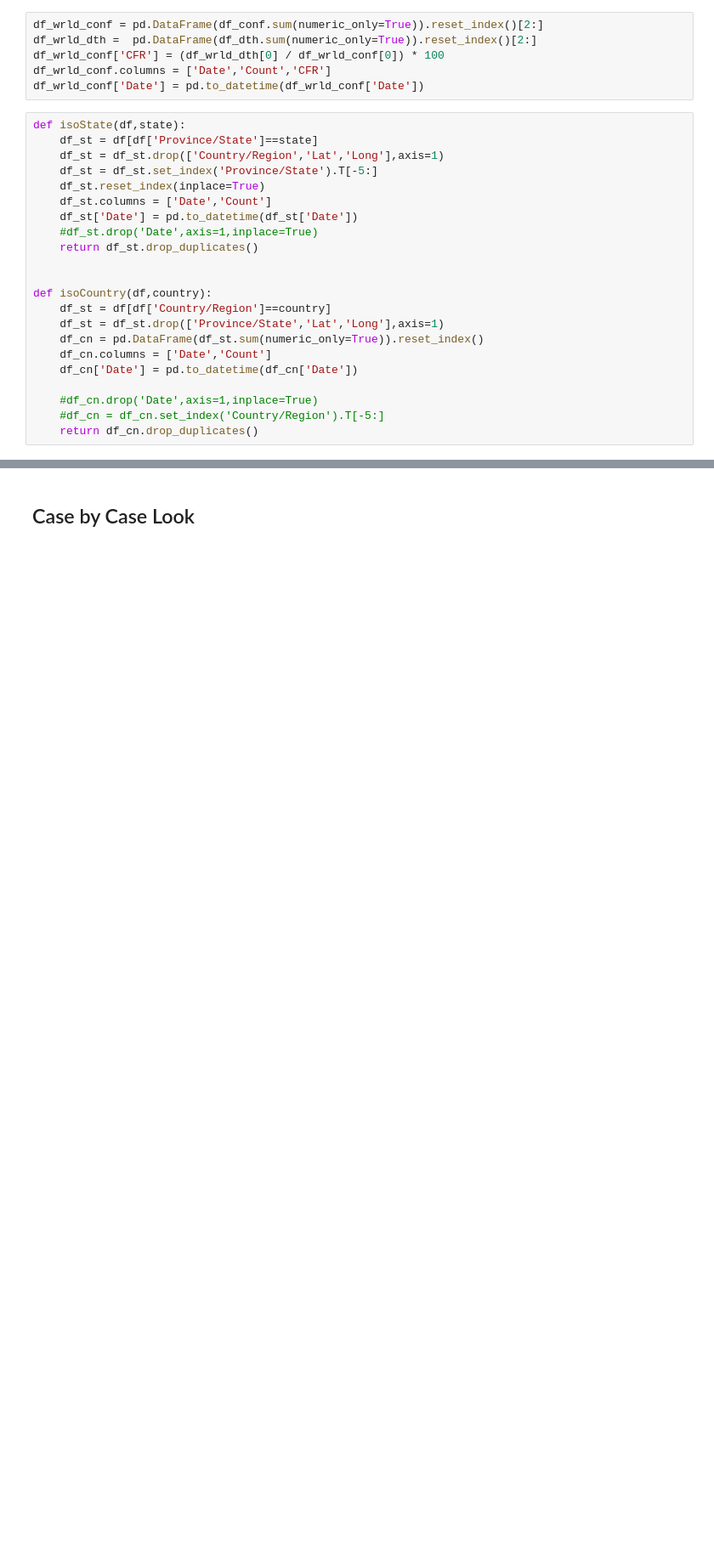
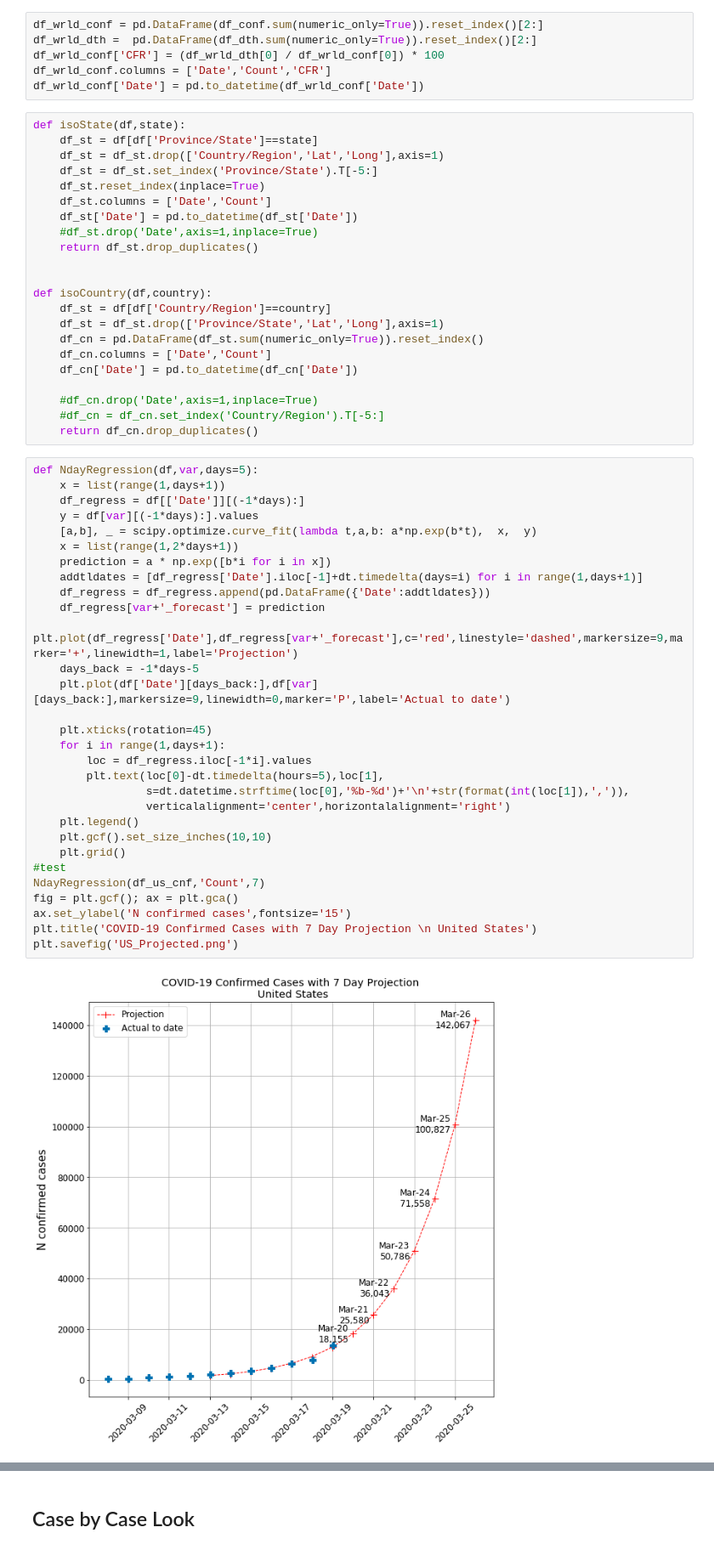
Before and after one commit to mattmendoza/COVID-19, a Jupyter notebook: DataExploration.ipynb, the cells around one changed output, grey strips where cells are left out. Shown at 85% size. Drawn from its saved outputs; the diff is of its cells as text; blank space fills up the shorter version.

```diff
--- a/DataExploration.ipynb
+++ b/DataExploration.ipynb
@@ -77,6 +83,38 @@ def isoCountry(df,country):
     #df_cn.drop('Date',axis=1,inplace=True)
     #df_cn = df_cn.set_index('Country/Region').T[-5:]
     return df_cn.drop_duplicates()
+# %%
+def NdayRegression(df,var,days=5):
+    x = list(range(1,days+1))
+    df_regress = df[['Date']][(-1*days):]
+    y = df[var][(-1*days):].values
+    [a,b], _ = scipy.optimize.curve_fit(lambda t,a,b: a*np.exp(b*t),  x,  y)
+    x = list(range(1,2*days+1))
+    prediction = a * np.exp([b*i for i in x])
+    addtldates = [df_regress['Date'].iloc[-1]+dt.timedelta(days=i) for i in range(1,days+1)]
+    df_regress = df_regress.append(pd.DataFrame({'Date':addtldates}))
+    df_regress[var+'_forecast'] = prediction
+    plt.plot(df_regress['Date'],df_regress[var+'_forecast'],c='red',linestyle='dashed',markersize=9,marker='+',linewidth=1,label='Projection')
+    days_back = -1*days-5
+    plt.plot(df['Date'][days_back:],df[var][days_back:],markersize=9,linewidth=0,marker='P',label='Actual to date')
+
+    plt.xticks(rotation=45)
+    for i in range(1,days+1):
+        loc = df_regress.iloc[-1*i].values
+        plt.text(loc[0]-dt.timedelta(hours=5),loc[1],
+                 s=dt.datetime.strftime(loc[0],'%b-%d')+'\n'+str(format(int(loc[1]),',')),
+                 verticalalignment='center',horizontalalignment='right')
+    plt.legend()
+    plt.gcf().set_size_inches(10,10)
+    plt.grid()
+#test
+NdayRegression(df_us_cnf,'Count',7)
+fig = plt.gcf(); ax = plt.gca()
+ax.set_ylabel('N confirmed cases',fontsize='15')
+plt.title('COVID-19 Confirmed Cases with 7 Day Projection \n United States')
+plt.savefig('US_Projected.png')
+# %% [output]
+[figure, added]
 # %%
 df_ca_cnf = isoState(df_conf,'California')
 df_it_cnf = isoCountry(df_conf,'Italy')#.reset_index()[:10]
```
Also changed, not shown: parts of 4 cells of this notebook, 3 other files.
